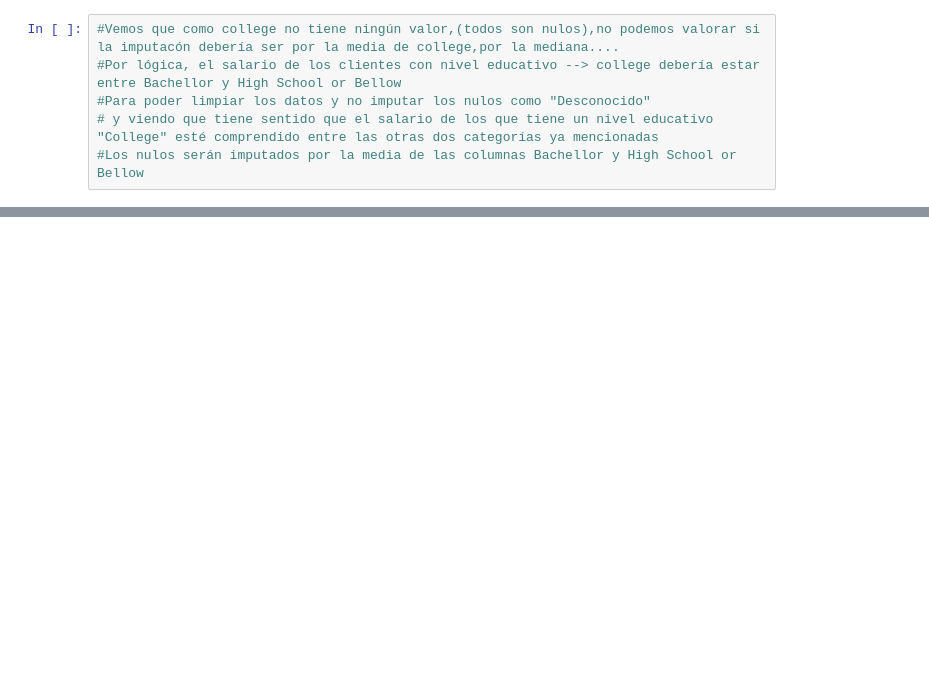
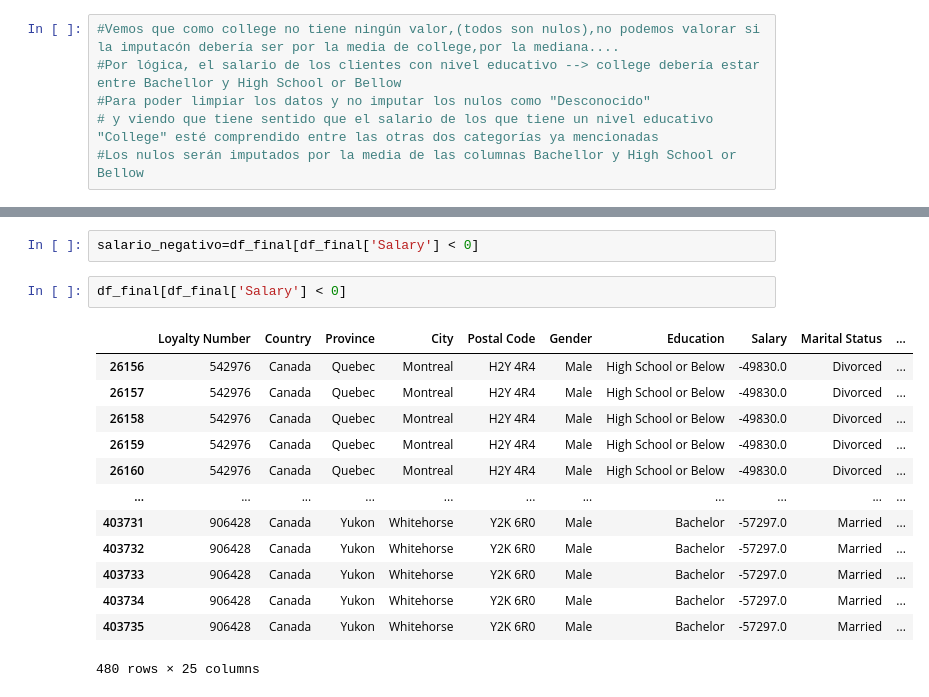
Before and after one commit to Adalab/bda-modulo-3-evaluacion-final-jesgonza2026, a Jupyter notebook: fase_1_evaluacion_final_jesica.ipynb, the cells around one changed output, grey strips where cells are left out. Cells and saved outputs as stored; diff of their text form; blank space fills up the shorter version.

```diff
--- a/fase_1_evaluacion_final_jesica.ipynb
+++ b/fase_1_evaluacion_final_jesica.ipynb
@@ -463,0 +633,18 @@ Name: Salary, dtype: float64
+# %%
+salario_negativo=df_final[df_final['Salary'] < 0]
+# %%
+df_final[df_final['Salary'] < 0]
+# %% [output]
+|  | Loyalty Number | Country | Province | City | Postal Code | Gender | Education | Salary | Marital Status | ... |
+| 26156 | 542976 | Canada | Quebec | Montreal | H2Y 4R4 | Male | High School or Below | -49830.0 | Divorced | ... |
+| 26157 | 542976 | Canada | Quebec | Montreal | H2Y 4R4 | Male | High School or Below | -49830.0 | Divorced | ... |
+| 26158 | 542976 | Canada | Quebec | Montreal | H2Y 4R4 | Male | High School or Below | -49830.0 | Divorced | ... |
+| 26159 | 542976 | Canada | Quebec | Montreal | H2Y 4R4 | Male | High School or Below | -49830.0 | Divorced | ... |
+| 26160 | 542976 | Canada | Quebec | Montreal | H2Y 4R4 | Male | High School or Below | -49830.0 | Divorced | ... |
+| ... | ... | ... | ... | ... | ... | ... | ... | ... | ... | ... |
+| 403731 | 906428 | Canada | Yukon | Whitehorse | Y2K 6R0 | Male | Bachelor | -57297.0 | Married | ... |
+| 403732 | 906428 | Canada | Yukon | Whitehorse | Y2K 6R0 | Male | Bachelor | -57297.0 | Married | ... |
+| 403733 | 906428 | Canada | Yukon | Whitehorse | Y2K 6R0 | Male | Bachelor | -57297.0 | Married | ... |
+| 403734 | 906428 | Canada | Yukon | Whitehorse | Y2K 6R0 | Male | Bachelor | -57297.0 | Married | ... |
+| 403735 | 906428 | Canada | Yukon | Whitehorse | Y2K 6R0 | Male | Bachelor | -57297.0 | Married | ... |
+480 rows × 25 columns
```
Also changed, not shown: parts of 36 cells of this notebook.
